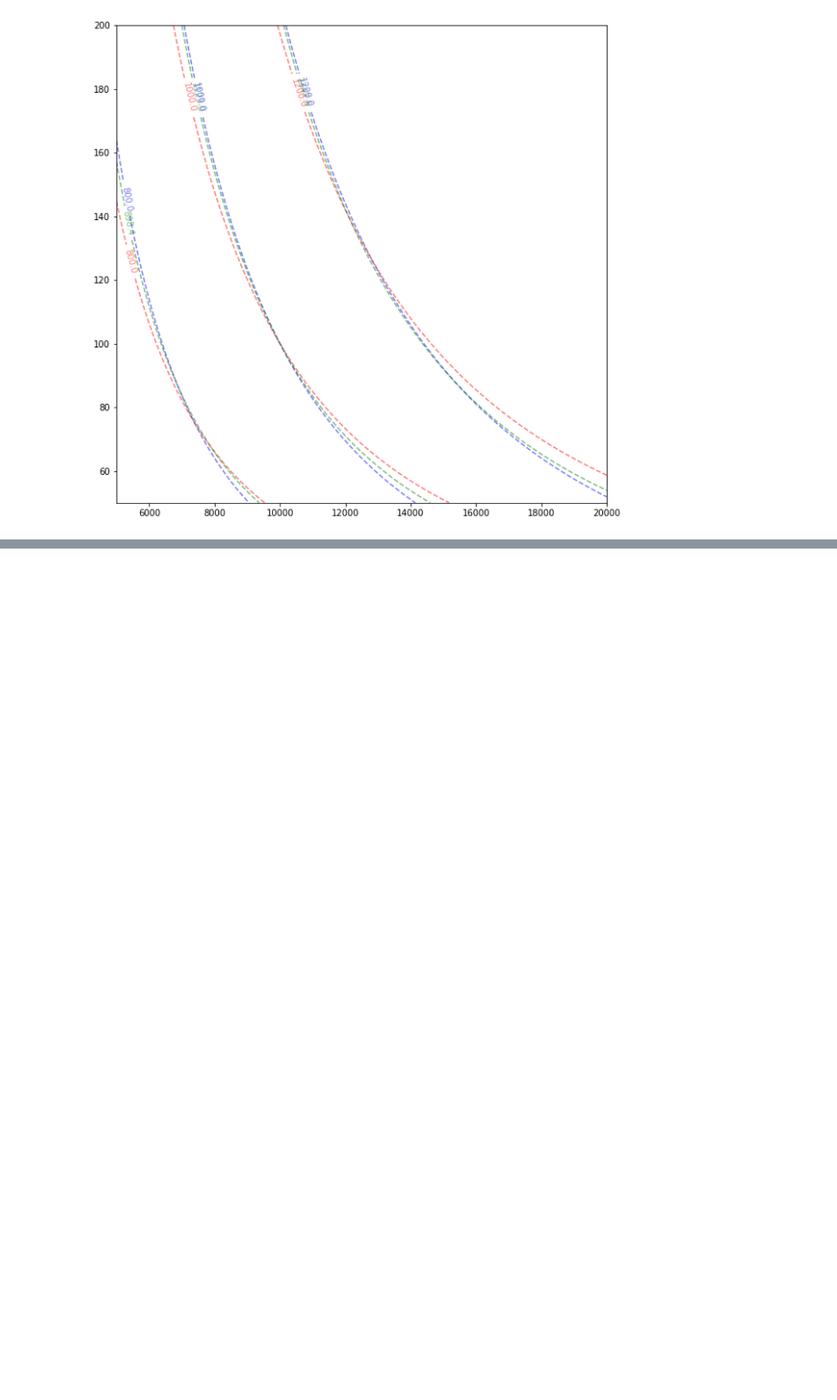
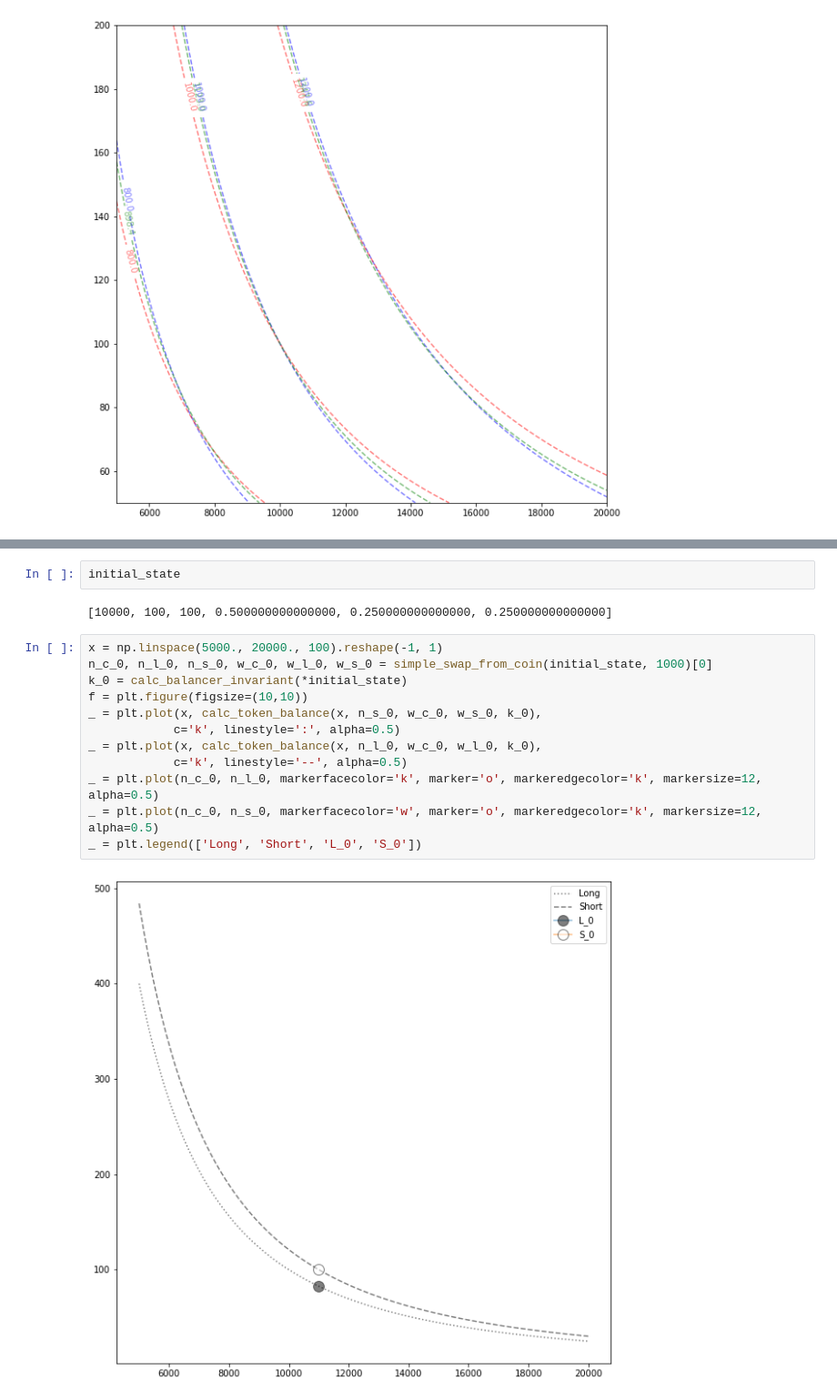
Before and after one commit to fetchai/mettalex-market-maker, a Jupyter notebook: amm_balancer.ipynb, the cells around one changed output, grey strips where cells are left out. Shown at 91% size. Cells and saved outputs as stored; diff of their text form; blank space fills up the shorter version.

Commit message:
MEX-495 Plot state changes for swap

```diff
--- a/amm_balancer.ipynb
+++ b/amm_balancer.ipynb
@@ -526,0 +539,18 @@ _ = plt.clabel(c3, invariants_after_buy_rebalance, fmt='%0.1f')
+# %%
+initial_state
+# %% [output]
+[10000, 100, 100, 0.500000000000000, 0.250000000000000, 0.250000000000000]
+# %%
+x = np.linspace(5000., 20000., 100).reshape(-1, 1)
+n_c_0, n_l_0, n_s_0, w_c_0, w_l_0, w_s_0 = simple_swap_from_coin(initial_state, 1000)[0]
+k_0 = calc_balancer_invariant(*initial_state)
+f = plt.figure(figsize=(10,10))
+_ = plt.plot(x, calc_token_balance(x, n_s_0, w_c_0, w_s_0, k_0),
+            c='k', linestyle=':', alpha=0.5)
+_ = plt.plot(x, calc_token_balance(x, n_l_0, w_c_0, w_l_0, k_0),
+            c='k', linestyle='--', alpha=0.5)
+_ = plt.plot(n_c_0, n_l_0, markerfacecolor='k', marker='o', markeredgecolor='k', markersize=12, alpha=0.5)
+_ = plt.plot(n_c_0, n_s_0, markerfacecolor='w', marker='o', markeredgecolor='k', markersize=12, alpha=0.5)
+_ = plt.legend(['Long', 'Short', 'L_0', 'S_0'])
+# %% [output]
+[figure, added]
```
Also changed, not shown: parts of 9 cells of this notebook, 1 other file.
